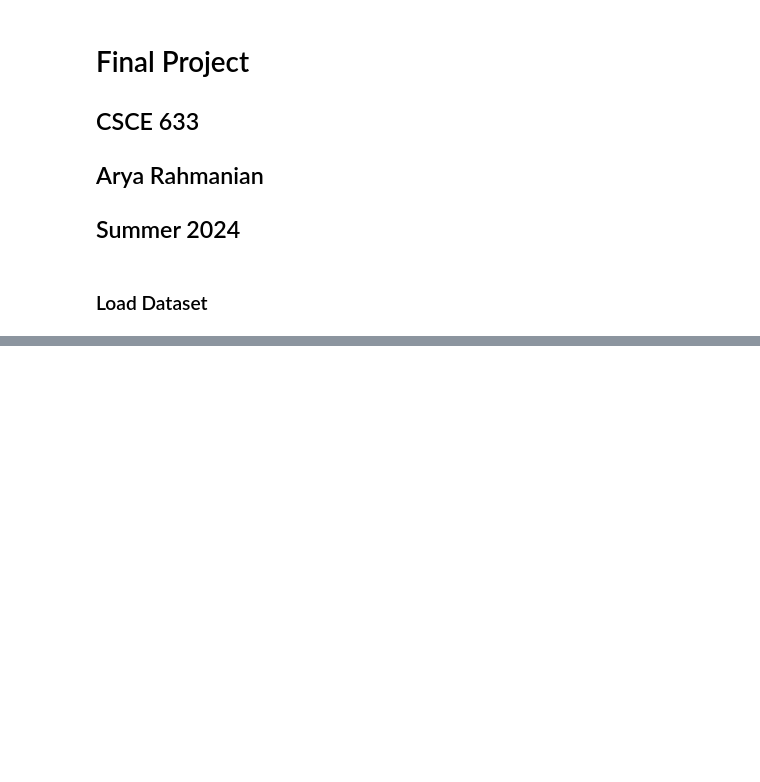
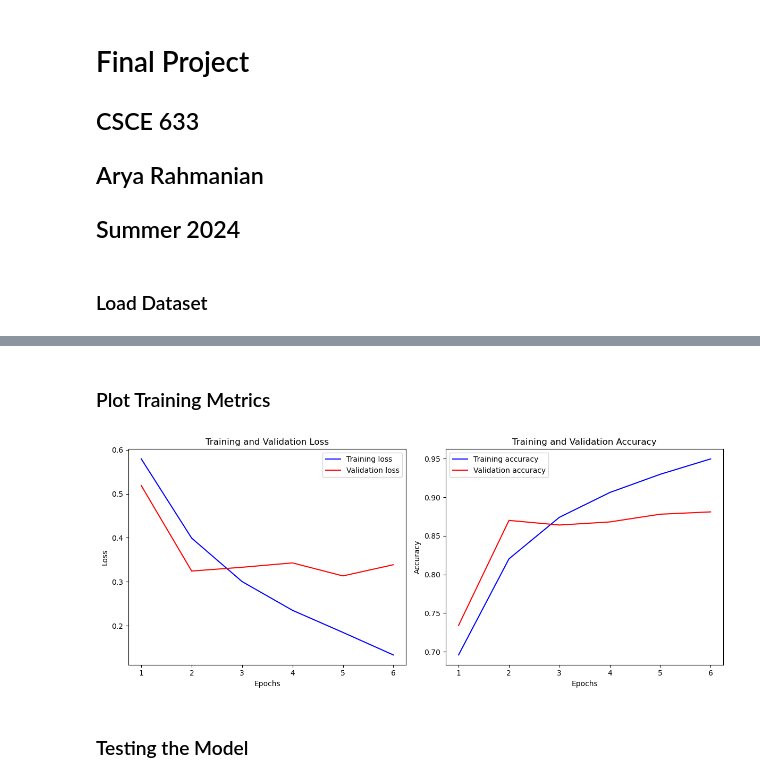
Before and after one commit to aryar11/CSCE633, a Jupyter notebook: FinalProject/FinalProject_Arya_Rahmanian.ipynb, the cells around one changed output, grey strips where cells are left out. Drawn from its saved outputs; the diff is of its cells as text; code cells hidden in the pictures; blank space fills up the shorter version.

```diff
--- a/FinalProject/FinalProject_Arya_Rahmanian.ipynb
+++ b/FinalProject/FinalProject_Arya_Rahmanian.ipynb
@@ -344,0 +254,21 @@ class Transformer(nn.Module):
+# %%
+import matplotlib.pyplot as plt
+import torch
+from torch.utils.data import DataLoader, TensorDataset
+from torch.optim import AdamW, Adam, SGD
+from sklearn.model_selection import train_test_split
+
+# lists to store training metrics
+train_losses, val_losses = [], []
+train_accuracies, val_accuracies = [], []
+
+# constants hyper params
+EPOCHS = 6
+LEARNING_RATE = 0.001
+
+# init optimizer, and loss function
+optimizer = AdamW(model.parameters(), lr=LEARNING_RATE)
+criterion = nn.CrossEntropyLoss()
+
+device = torch.device("cuda" if torch.cuda.is_available() else "cpu")
+model.to(device)
@@ -344,0 +356,30 @@ class Transformer(nn.Module):
+# %% [markdown]
+### Plot Training Metrics
+# %%
+epochs = range(1, EPOCHS + 1)
+plt.figure(figsize=(12, 5))
+
+# Plot loss
+plt.subplot(1, 2, 1)
+plt.plot(epochs, train_losses, 'b', label='Training loss')
+plt.plot(epochs, val_losses, 'r', label='Validation loss')
+plt.title('Training and Validation Loss')
+plt.xlabel('Epochs')
+plt.ylabel('Loss')
+plt.legend()
+
+# Plot accuracy
+plt.subplot(1, 2, 2)
+plt.plot(epochs, train_accuracies, 'b', label='Training accuracy')
+plt.plot(epochs, val_accuracies, 'r', label='Validation accuracy')
+plt.title('Training and Validation Accuracy')
+plt.xlabel('Epochs')
+plt.ylabel('Accuracy')
+plt.legend()
+
+plt.tight_layout()
+plt.show()
+# %% [output]
+[figure, added]
+# %% [markdown]
+### Testing the Model
```
Also changed, not shown: parts of 35 cells of this notebook, 1 other file.
